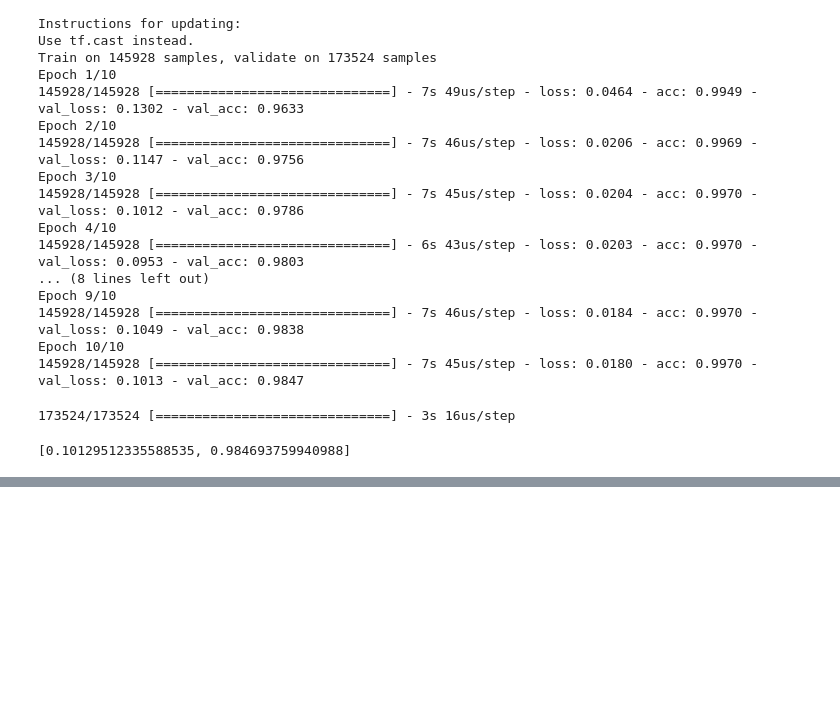
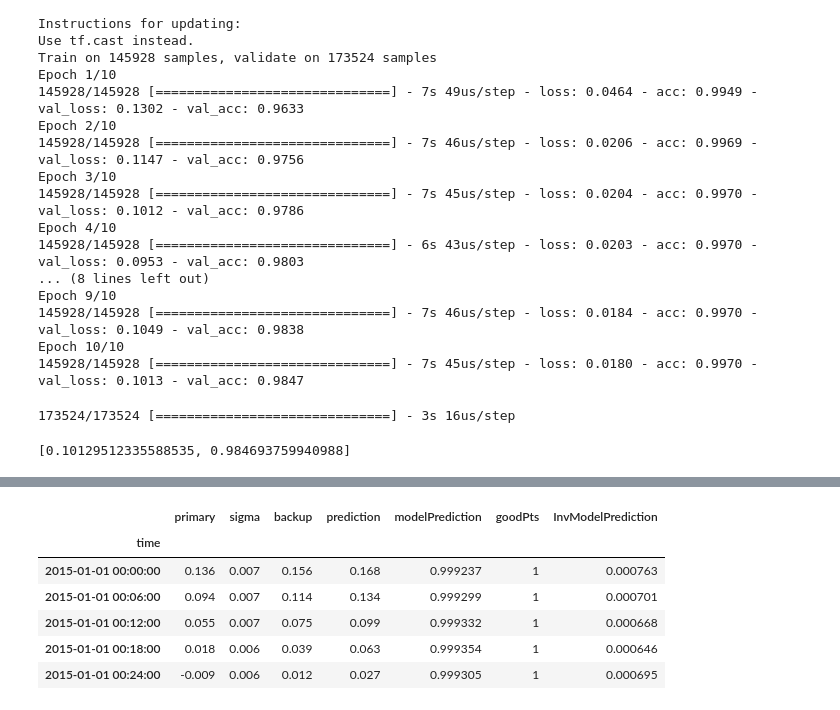
Before and after one commit to oceanhackweek/ohw19-project-mlqc-for-timeseries, a Jupyter notebook: modelNN.ipynb, the cells around one changed output, grey strips where cells are left out. Saved outputs shown, nothing was run; the diff lists cells and outputs as text; code cells hidden in the pictures; blank space fills up the shorter version.

```diff
--- a/modelNN.ipynb
+++ b/modelNN.ipynb
@@ -136,0 +156,11 @@ plt.plot(modelPrediction)
+# %%
+forPlot=modelOut.loc['2015-01-01 00:00:00':'2015-04-01 00:00:00',:]
+forPlot.head()
+# %% [output]
+|  | primary | sigma | backup | prediction | modelPrediction | goodPts | InvModelPrediction |
+| time |  |  |  |  |  |  |  |
+| 2015-01-01 00:00:00 | 0.136 | 0.007 | 0.156 | 0.168 | 0.999237 | 1 | 0.000763 |
+| 2015-01-01 00:06:00 | 0.094 | 0.007 | 0.114 | 0.134 | 0.999299 | 1 | 0.000701 |
+| 2015-01-01 00:12:00 | 0.055 | 0.007 | 0.075 | 0.099 | 0.999332 | 1 | 0.000668 |
+| 2015-01-01 00:18:00 | 0.018 | 0.006 | 0.039 | 0.063 | 0.999354 | 1 | 0.000646 |
+| 2015-01-01 00:24:00 | -0.009 | 0.006 | 0.012 | 0.027 | 0.999305 | 1 | 0.000695 |
```
Also changed, not shown: parts of 9 cells of this notebook, 4 other files.
